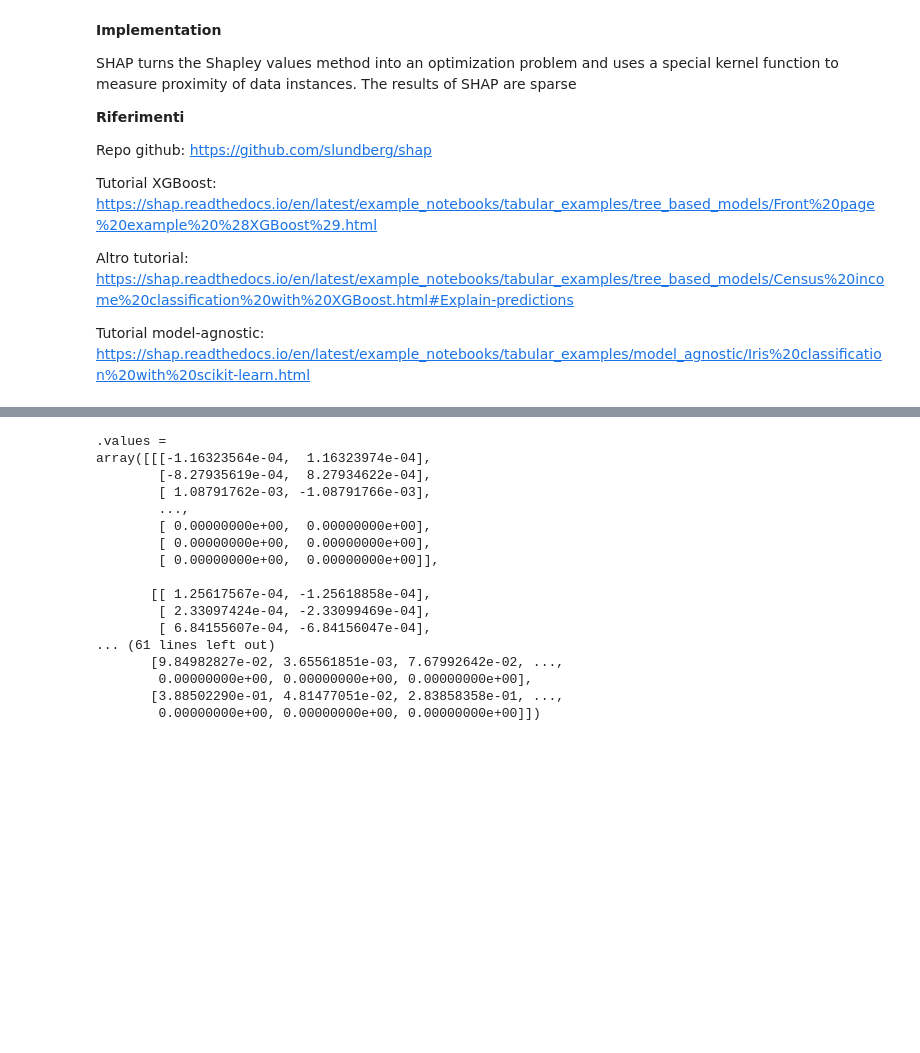
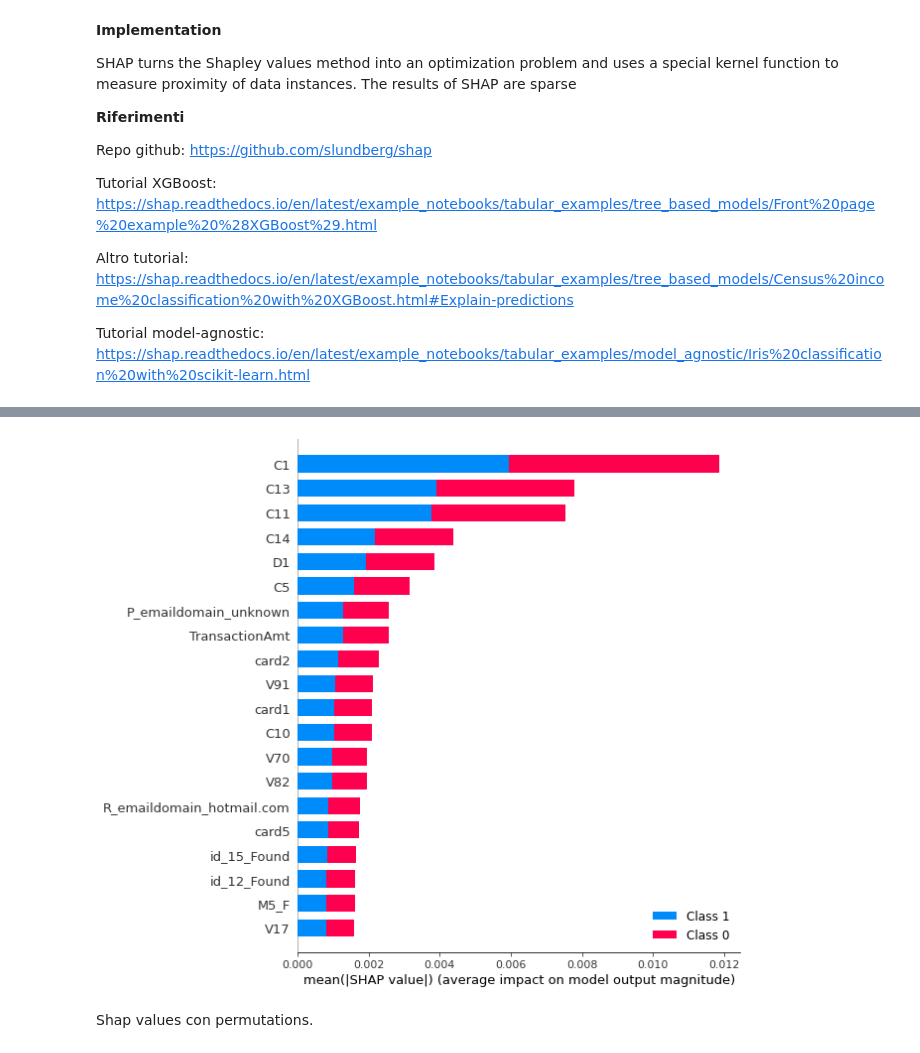
Before and after one commit to alessandrotofani/Tesi_magistrale, a Jupyter notebook: 4_SHAP.ipynb, the cells around one changed output, grey strips where cells are left out. Drawn from its saved outputs; the diff is of its cells as text; code cells hidden in the pictures; blank space fills up the shorter version.

```diff
--- a/4_SHAP.ipynb
+++ b/4_SHAP.ipynb
@@ -132,0 +105,4 @@ array([0.97451678, 0.02548322])
+# %%
+x = X_test.iloc[0:3].to_numpy()
+kernel_shap = explainer.shap_values(x) #sono i valori di shapley
+kernel_shap[0].shape
@@ -145 +117,7 @@ shap.summary_plot(explainer, X_test.to_numpy())
+# %%
+shap.summary_plot(kernel_shap, feature_names=feature_names)
+# %% [output]
+[figure, added]
+# %% [markdown]
+Shap values con permutations.
 # %%
@@ -149,20 +127,0 @@ shap_values = explainer(X_test.to_numpy()[:10])
-# %%
-shap_values
-# %% [output]
-.values =
-array([[[-1.16323564e-04,  1.16323974e-04],
-        [-8.27935619e-04,  8.27934622e-04],
-        [ 1.08791762e-03, -1.08791766e-03],
-        ...,
-        [ 0.00000000e+00,  0.00000000e+00],
-        [ 0.00000000e+00,  0.00000000e+00],
-        [ 0.00000000e+00,  0.00000000e+00]],
-
-       [[ 1.25617567e-04, -1.25618858e-04],
-        [ 2.33097424e-04, -2.33099469e-04],
-        [ 6.84155607e-04, -6.84156047e-04],
-... (61 lines left out)
-       [9.84982827e-02, 3.65561851e-03, 7.67992642e-02, ...,
-        0.00000000e+00, 0.00000000e+00, 0.00000000e+00],
-       [3.88502290e-01, 4.81477051e-02, 2.83858358e-01, ...,
-        0.00000000e+00, 0.00000000e+00, 0.00000000e+00]])
```
Also changed, not shown: parts of 12 cells of this notebook.
